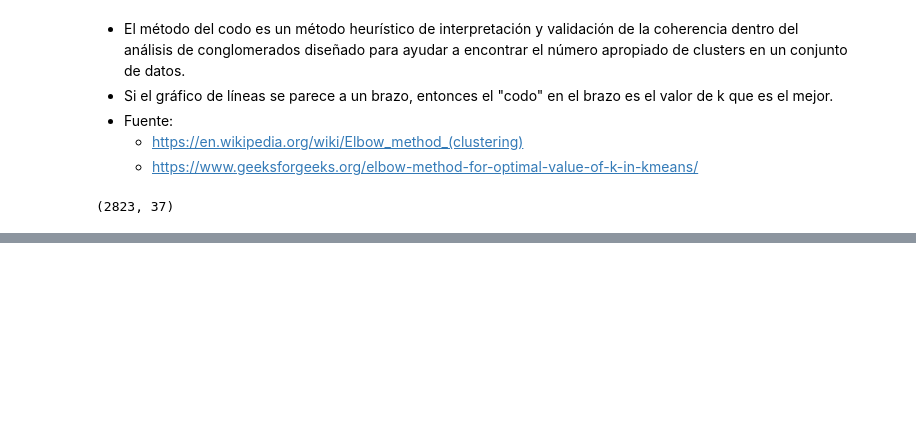
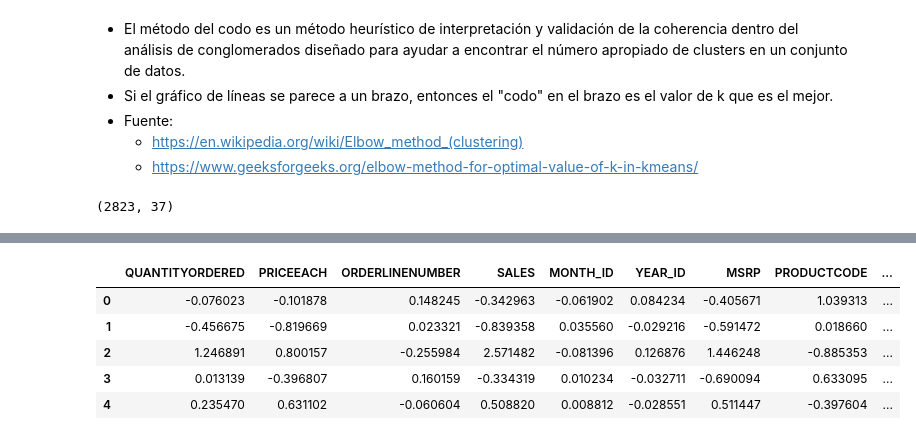
Before and after one commit to sergioarnold87/Marketing-Inteligencia_Artificial, a Jupyter notebook: Marketing_I_A.ipynb, the cells around one changed output, grey strips where cells are left out. Saved outputs shown, nothing was run; the diff lists cells and outputs as text; code cells hidden in the pictures; blank space fills up the shorter version.

```diff
--- a/Marketing_I_A.ipynb
+++ b/Marketing_I_A.ipynb
@@ -543,0 +571,11 @@ for i in range_values:
+# %%
+# Echemos un vistazo a los centros de los clusteres
+cluster_centers = pd.DataFrame(data = kmeans.cluster_centers_, columns = [sales_df.columns])
+cluster_centers
+# %% [output]
+|  | QUANTITYORDERED | PRICEEACH | ORDERLINENUMBER | SALES | MONTH_ID | YEAR_ID | MSRP | PRODUCTCODE | ... |
+| 0 | -0.076023 | -0.101878 | 0.148245 | -0.342963 | -0.061902 | 0.084234 | -0.405671 | 1.039313 | ... |
+| 1 | -0.456675 | -0.819669 | 0.023321 | -0.839358 | 0.035560 | -0.029216 | -0.591472 | 0.018660 | ... |
+| 2 | 1.246891 | 0.800157 | -0.255984 | 2.571482 | -0.081396 | 0.126876 | 1.446248 | -0.885353 | ... |
+| 3 | 0.013139 | -0.396807 | 0.160159 | -0.334319 | 0.010234 | -0.032711 | -0.690094 | 0.633095 | ... |
+| 4 | 0.235470 | 0.631102 | -0.060604 | 0.508820 | 0.008812 | -0.028551 | 0.511447 | -0.397604 | ... |
```
Also changed, not shown: parts of 13 cells of this notebook.
